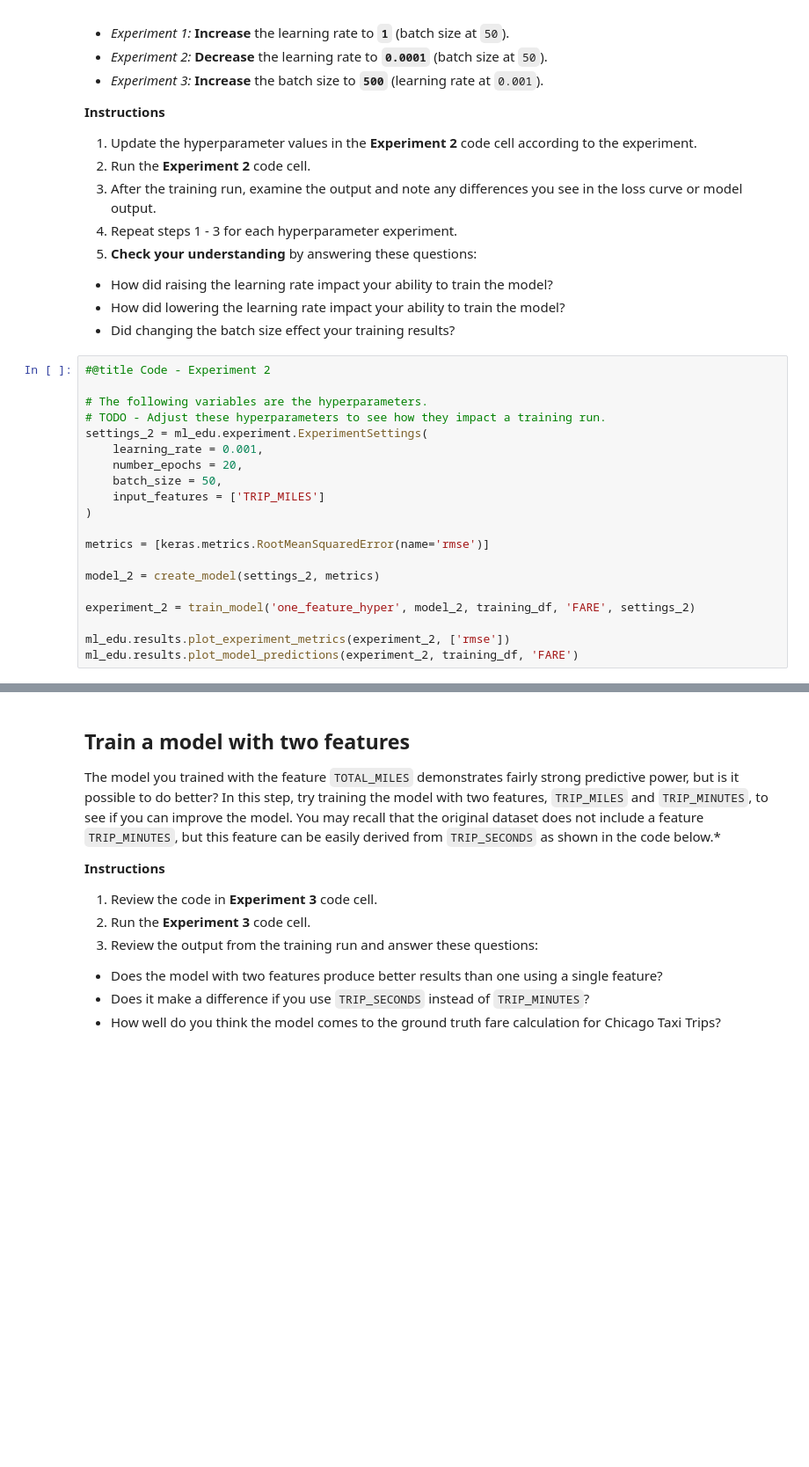
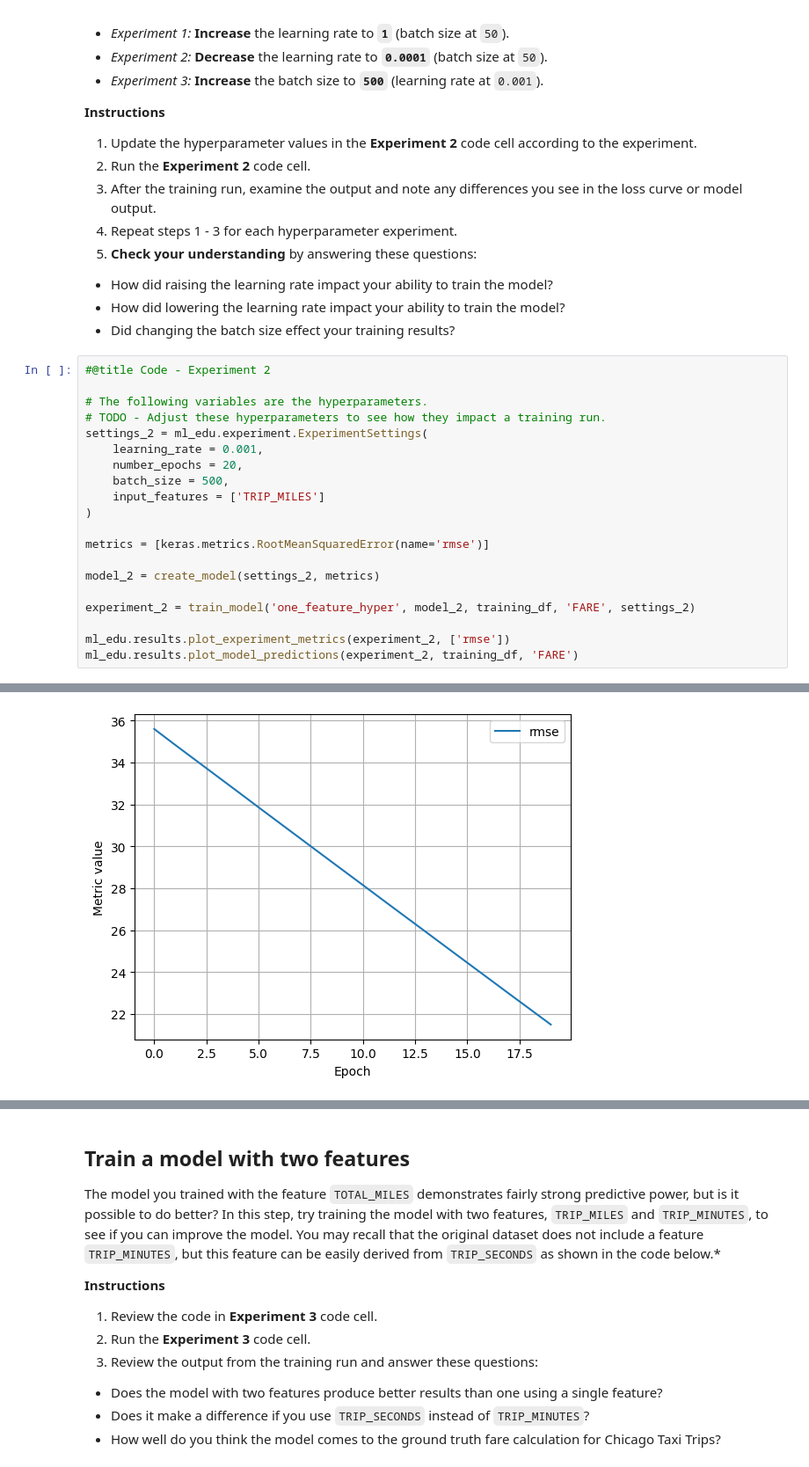
Before and after one commit to SaaFazal/Google-Machine-Learning-Course, a Jupyter notebook: ml/cc/exercises/linear_regression_taxi.ipynb, the cells around one changed output, grey strips where cells are left out. Shown: that part at 88% size. Drawn from its saved outputs; the diff is of its cells as text; blank space fills up the shorter version.

```diff
--- a/ml/cc/exercises/linear_regression_taxi.ipynb
+++ b/ml/cc/exercises/linear_regression_taxi.ipynb
@@ -387,7 +457,7 @@ It is common with machine learning to run multiple experiments to find the best
 settings_2 = ml_edu.experiment.ExperimentSettings(
     learning_rate = 0.001,
     number_epochs = 20,
-    batch_size = 50,
+    batch_size = 500,
     input_features = ['TRIP_MILES']
 )
 
@@ -399,3 +469,4 @@ experiment_2 = train_model('one_feature_hyper', model_2, training_df, 'FARE', se
 
 ml_edu.results.plot_experiment_metrics(experiment_2, ['rmse'])
 ml_edu.results.plot_model_predictions(experiment_2, training_df, 'FARE')
+# %% [output]
@@ -402,3 +491,4 @@ ml_edu.results.plot_model_predictions(experiment_2, training_df, 'FARE')
+[figure, added]
 # %%
 #@title Double-click to view answers for hyperparameter experiments
 
```
Also changed, not shown: parts of 15 cells of this notebook.
